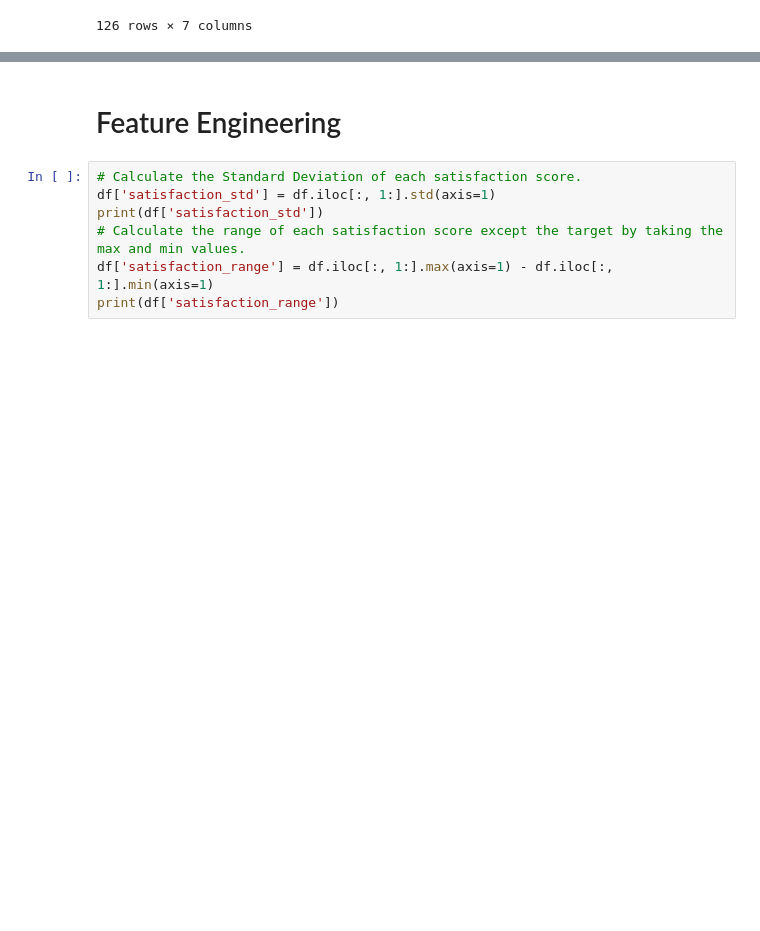
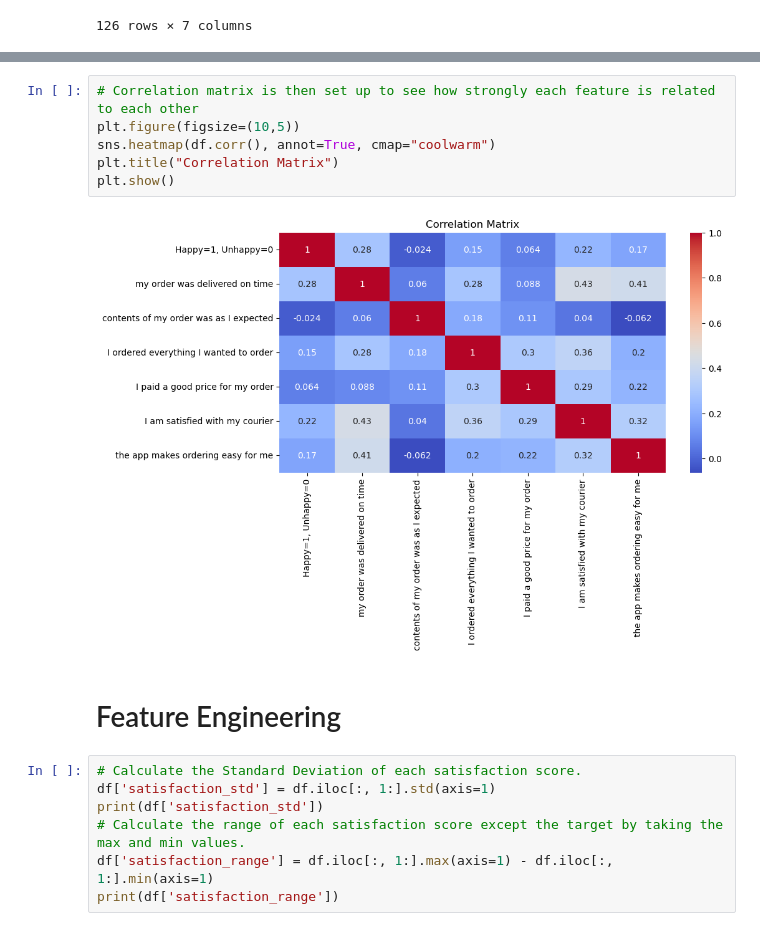
Before and after one commit to ntavakoulnia/KpIgZogXguyupz89, a Jupyter notebook: KpIgZogXguyupz89.ipynb, the cells around one changed output, grey strips where cells are left out. Drawn from its saved outputs; the diff is of its cells as text; blank space fills up the shorter version.

```diff
--- a/KpIgZogXguyupz89.ipynb
+++ b/KpIgZogXguyupz89.ipynb
@@ -41,3 +77,11 @@ array([False, False, False, False, False, False, False])
+# %%
+# Correlation matrix is then set up to see how strongly each feature is related to each other
+plt.figure(figsize=(10,5))
+sns.heatmap(df.corr(), annot=True, cmap="coolwarm")
+plt.title("Correlation Matrix")
+plt.show()
+# %% [output]
+[figure, added]
 # %% [markdown]
 # Feature Engineering
 # %%
```
Also changed, not shown: parts of 4 cells of this notebook.
